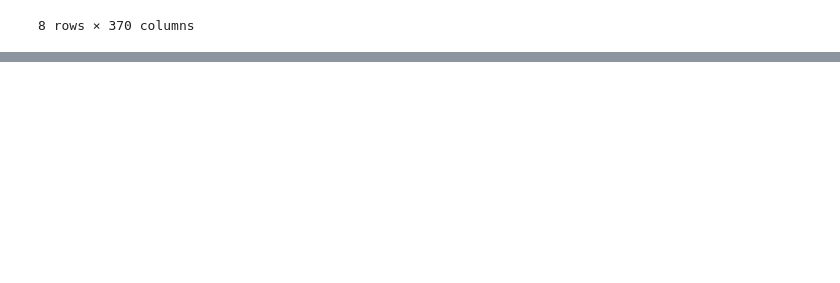
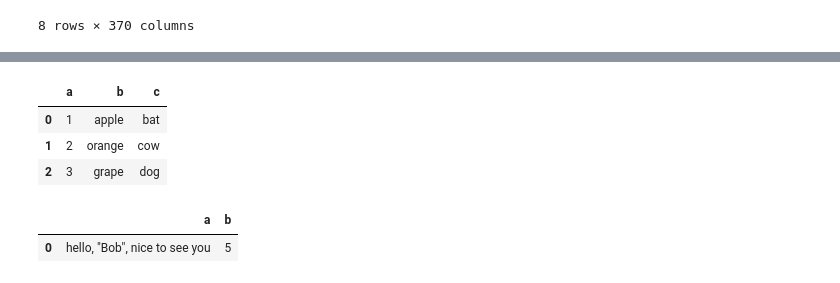
Before and after one commit to anamika03/Machine_Learning, a Jupyter notebook: pandas_tutorial.ipynb, the cells around one changed output, grey strips where cells are left out. Cells and saved outputs as stored; diff of their text form; code cells hidden in the pictures; blank space fills up the shorter version.

```diff
--- a/pandas_tutorial.ipynb
+++ b/pandas_tutorial.ipynb
@@ -109,0 +256,12 @@ df.describe()  # displays the statistical information about the dataframe
+# %%
+data2 = ('a,b,c\n'
+         '1,apple,bat,\n'
+         '2,orange,cow,\n'
+         '3,grape,dog,\n')
+# %%
+pd.read_csv(StringIO(data2), index_col=False)  #index_col=False to not set any column as index
+# %% [output]
+|  | a | b | c |
+| 0 | 1 | apple | bat |
+| 1 | 2 | orange | cow |
+| 2 | 3 | grape | dog |
@@ -109,0 +272,5 @@ df.describe()  # displays the statistical information about the dataframe
+# %%
+pd.read_csv(StringIO(data3),escapechar='\\')  #escapechar to escape the special characters in the data
+# %% [output]
+|  | a | b |
+| 0 | hello, "Bob", nice to see you | 5 |
```
Also changed, not shown: parts of 24 cells of this notebook, 1 other file.
